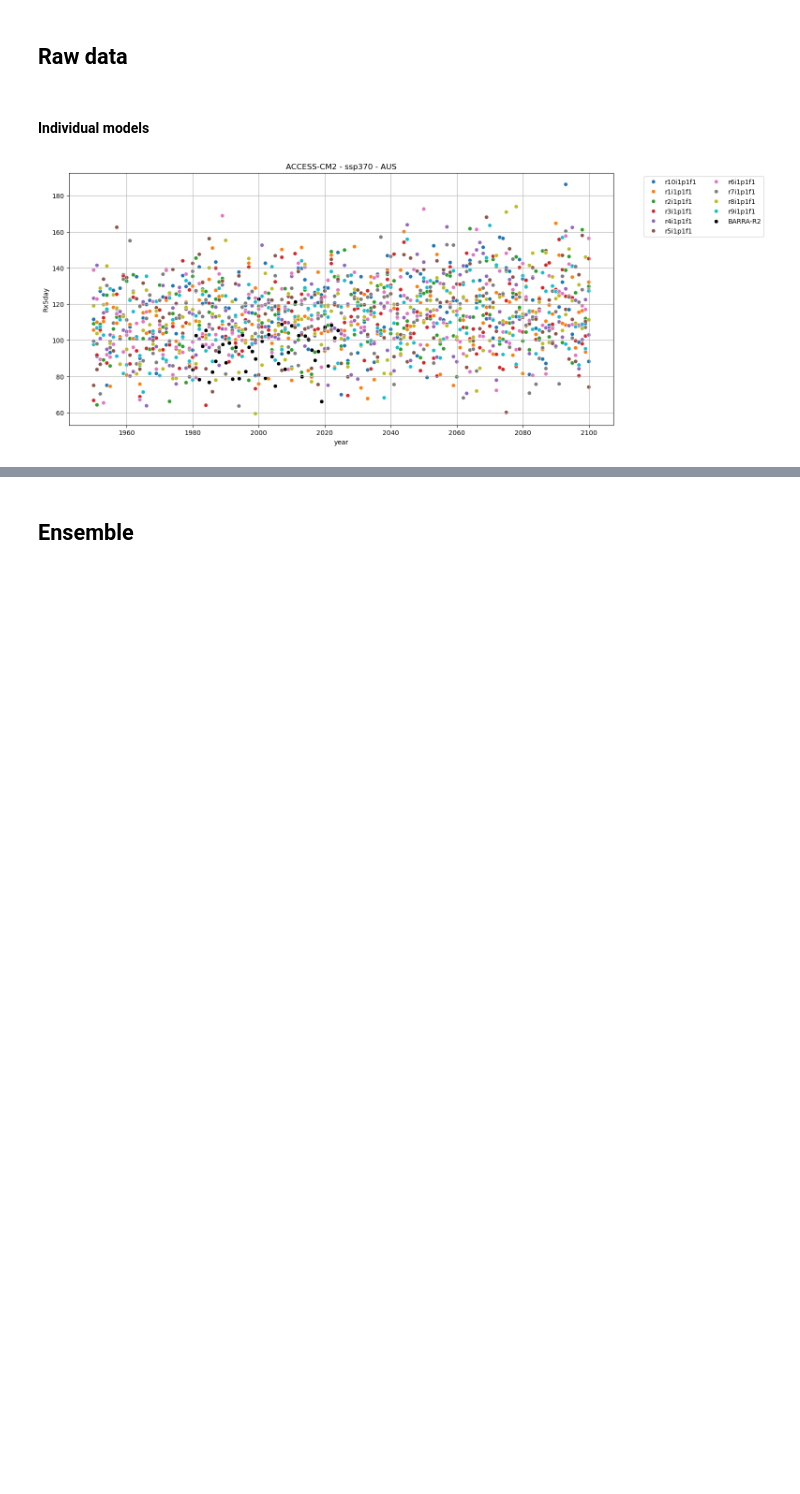
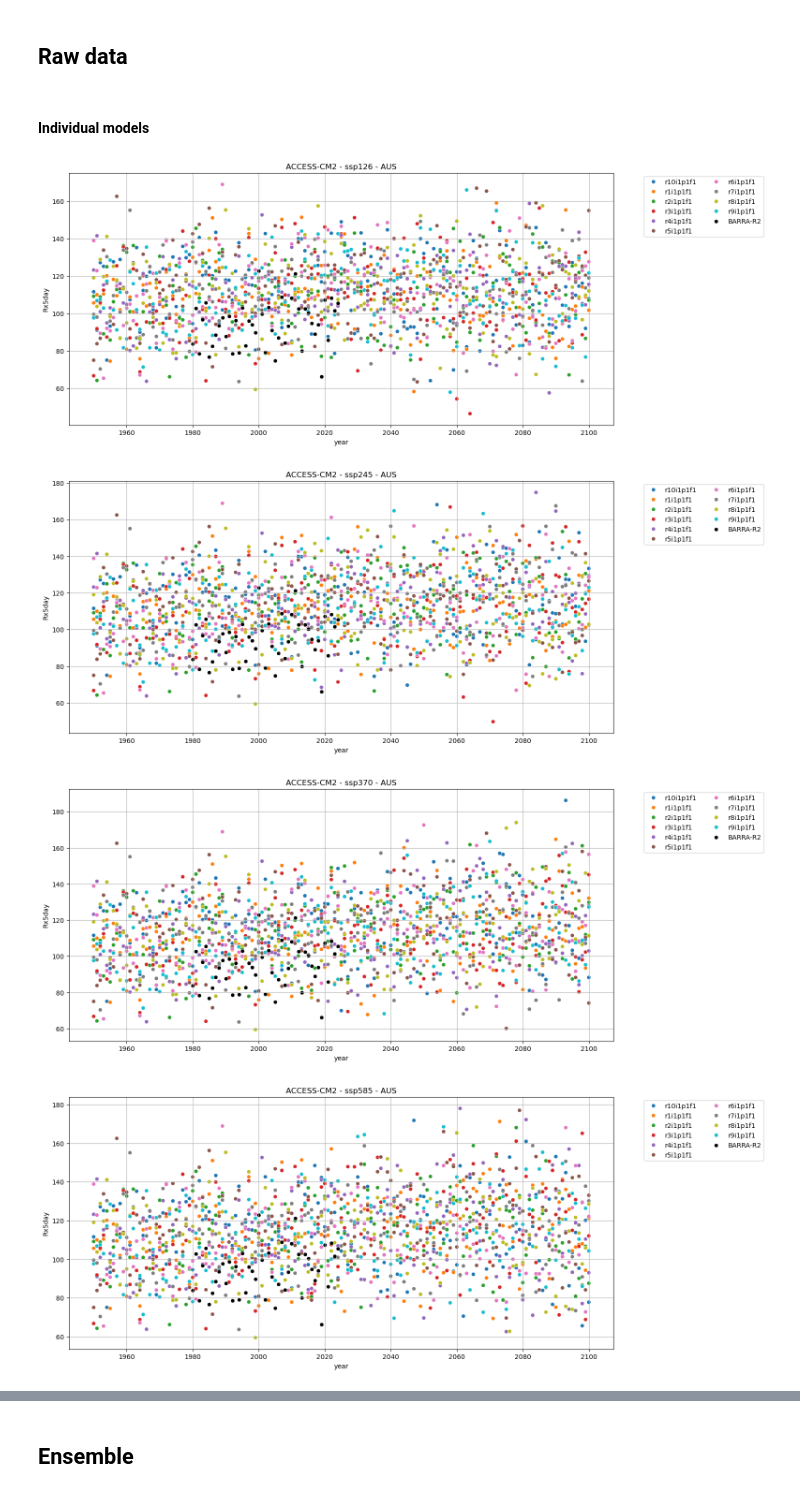
Before and after one commit to DamienIrving/treasury, a Jupyter notebook: rx5day-analysis.ipynb, the cells around one changed output, grey strips where cells are left out. Saved outputs shown, nothing was run; the diff lists cells and outputs as text; code cells hidden in the pictures; blank space fills up the shorter version.

```diff
--- a/rx5day-analysis.ipynb
+++ b/rx5day-analysis.ipynb
@@ -56,10 +56,12 @@ def plot_dist(model, experiment, location, start_year=1950, end_year=2014):
 # %%
 #for model in ['ACCESS-ESM1-5', 'ACCESS-CM2', 'CanESM5', 'IPSL-CM6A-LR', 'MPI-ESM1-2-LR', 'UKESM1-0-LL']:
 for model in ['ACCESS-CM2']:
-#    for exp in ['ssp126', 'ssp245', 'ssp370', 'ssp585']:
-    for exp in ['ssp370']:
+    for exp in ['ssp126', 'ssp245', 'ssp370', 'ssp585']:
         plot_location(model, exp, 'AUS')
 # %% [output]
-[figure, old version]
+[figure, new version]
+[figure, added]
+[figure, added]
+[figure, added]
 # %%
 plot_location('ACCESS-CM2', 'ssp245', 'VIC')
```
Also changed, not shown: parts of 6 cells of this notebook.
